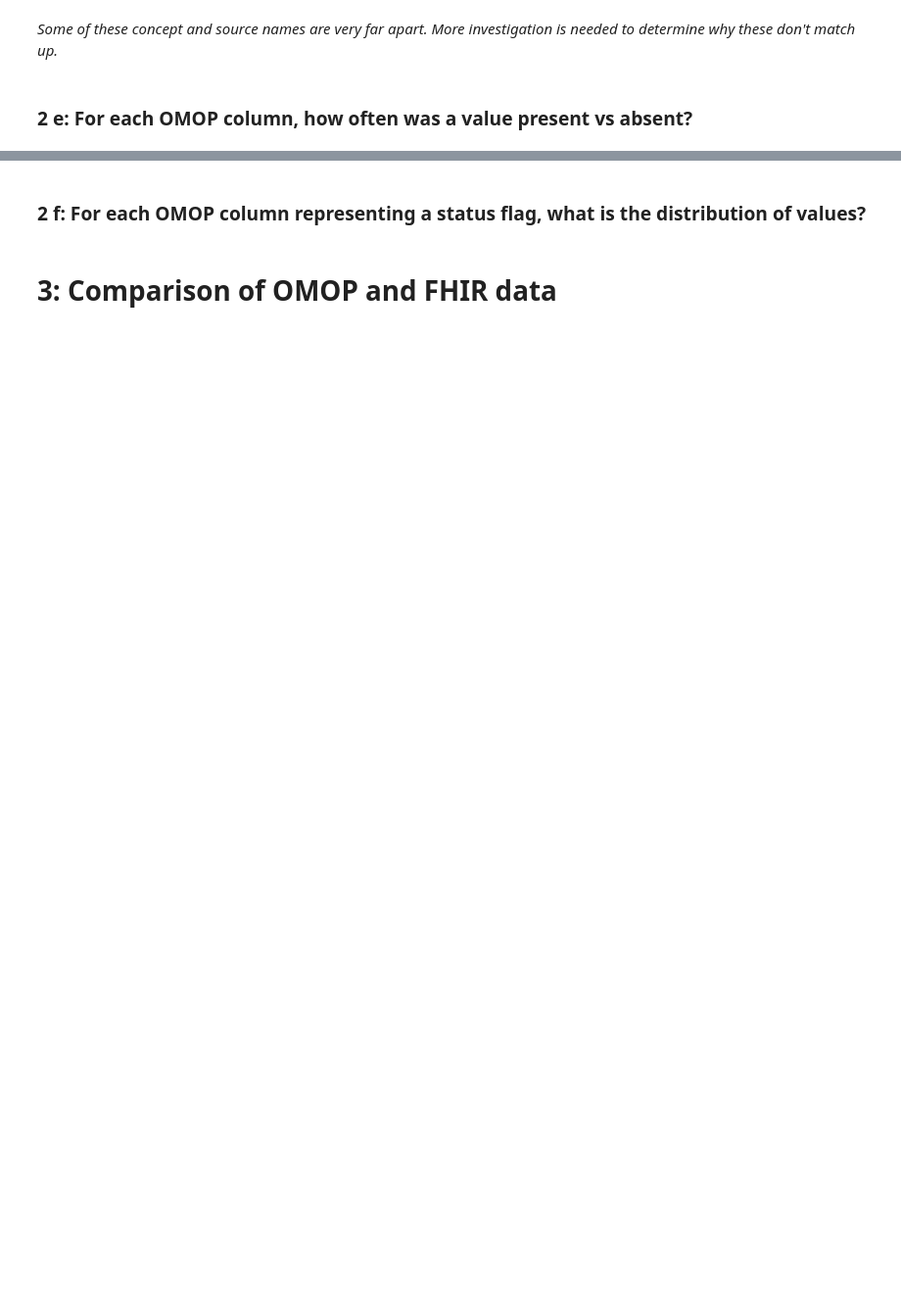
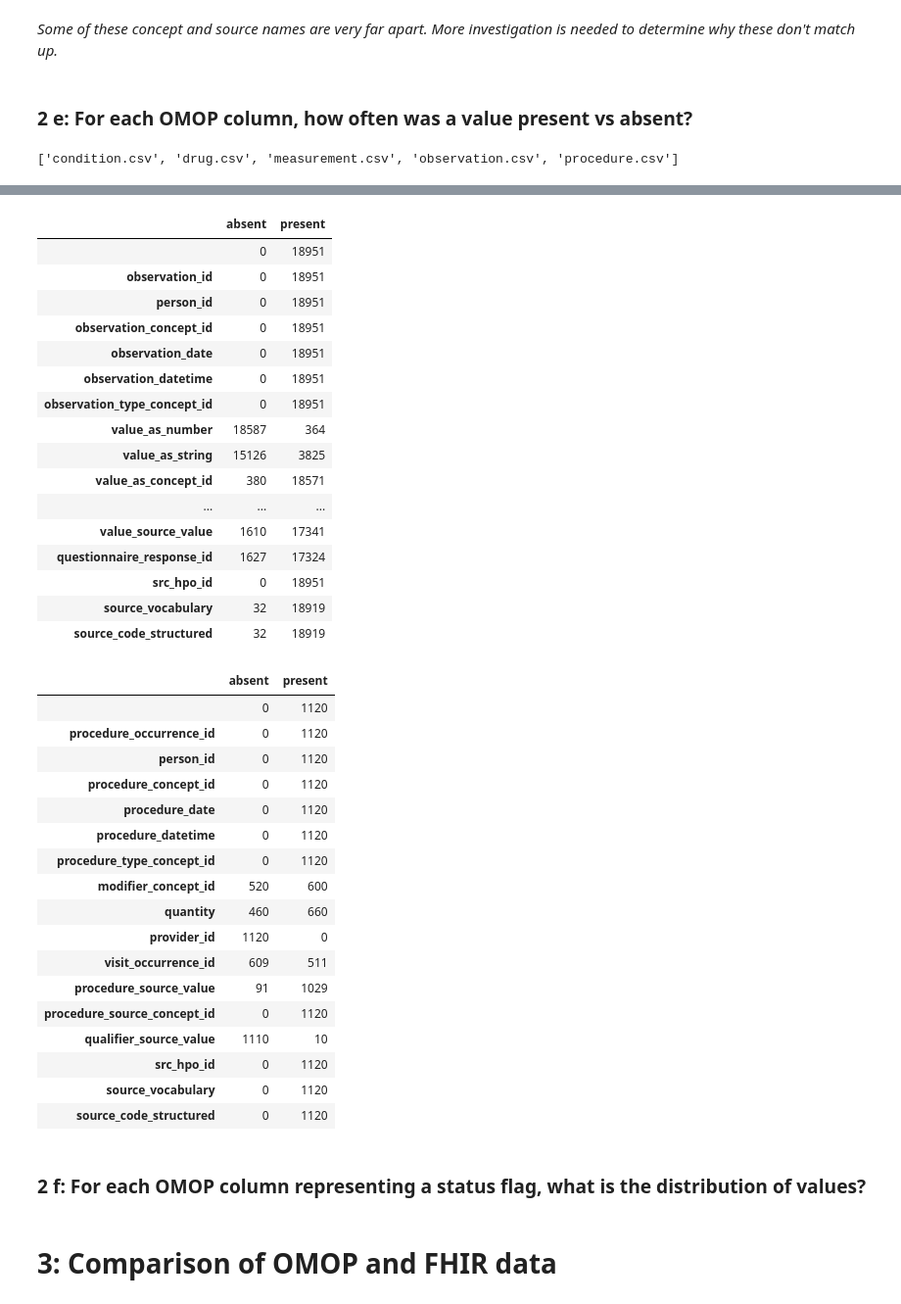
Before and after one commit to danner/omop-s4s-analysis, a Jupyter notebook: AoU_Report.ipynb, the cells around one changed output, grey strips where cells are left out. Shown at 98% size. Drawn from its saved outputs; the diff is of its cells as text; code cells hidden in the pictures; blank space fills up the shorter version.

Commit message:
added populated and absent data in OMOP, still working on a more effective merge between concept_table and fhir_codings

```diff
--- a/AoU_Report.ipynb
+++ b/AoU_Report.ipynb
@@ -298,11 +298,7 @@ for category, table in fhir_coding_results['table'].items():
 # %%
 # Display list of most_common_synonyms, with display names attached, to make sure they're reasonable synonyms.
 for category, table in fhir_coding_results['synonyms'].items():
-    print(category)
-    for key, value in table.items():
-        most_common = fhir_coding_results['display'][key]['display']
-        if most_common == 'None':
-            most_common = key
-        print(most_common, '=>', [fhir_coding_results['display'][v]['display'] for v in value])
-# For None displays, try to use the next common synonym with a display name.
+    print("\n", category)
+    aou_analysis.print_synonym_sets(table, fhir_coding_results['display'])
+    # For None displays, try to use the next common synonym with a display name.
 # %% [output]
@@ -411,3 +533,12 @@ for name, counter in coding_counts.items():
 *Some of these concept and source names are very far apart. More investigation is needed to determine why these don't match up.*
 # %% [markdown]
 ### 2 e: For each OMOP column, how often was a value present vs absent?
+# %%
+for csv, table in omop_analyze.data_dump(path=current_directory+omop_directory):
+    populated = {
+        'absent': (pd.DataFrame(table) == '').sum(axis=0),
+        'present': (pd.DataFrame(table) != '').sum(axis=0)
+    }
+    display(pd.DataFrame(populated))
+# %% [output]
+['condition.csv', 'drug.csv', 'measurement.csv', 'observation.csv', 'procedure.csv']
@@ -414,3 +596,38 @@ for name, counter in coding_counts.items():
+|  | absent | present |
+|  | 0 | 18951 |
+| observation_id | 0 | 18951 |
+| person_id | 0 | 18951 |
+| observation_concept_id | 0 | 18951 |
+| observation_date | 0 | 18951 |
+| observation_datetime | 0 | 18951 |
+| observation_type_concept_id | 0 | 18951 |
+| value_as_number | 18587 | 364 |
+| value_as_string | 15126 | 3825 |
+| value_as_concept_id | 380 | 18571 |
+| ... | ... | ... |
+| value_source_value | 1610 | 17341 |
+| questionnaire_response_id | 1627 | 17324 |
+| src_hpo_id | 0 | 18951 |
+| source_vocabulary | 32 | 18919 |
+| source_code_structured | 32 | 18919 |
+|  | absent | present |
+|  | 0 | 1120 |
+| procedure_occurrence_id | 0 | 1120 |
+| person_id | 0 | 1120 |
+| procedure_concept_id | 0 | 1120 |
+| procedure_date | 0 | 1120 |
+| procedure_datetime | 0 | 1120 |
+| procedure_type_concept_id | 0 | 1120 |
+| modifier_concept_id | 520 | 600 |
+| quantity | 460 | 660 |
+| provider_id | 1120 | 0 |
+| visit_occurrence_id | 609 | 511 |
+| procedure_source_value | 91 | 1029 |
+| procedure_source_concept_id | 0 | 1120 |
+| qualifier_source_value | 1110 | 10 |
+| src_hpo_id | 0 | 1120 |
+| source_vocabulary | 0 | 1120 |
+| source_code_structured | 0 | 1120 |
 # %% [markdown]
 ### 2 f: For each OMOP column representing a status flag, what is the distribution of values?
 # %% [markdown]
```
Also changed, not shown: parts of 10 cells of this notebook, 2 other files.
